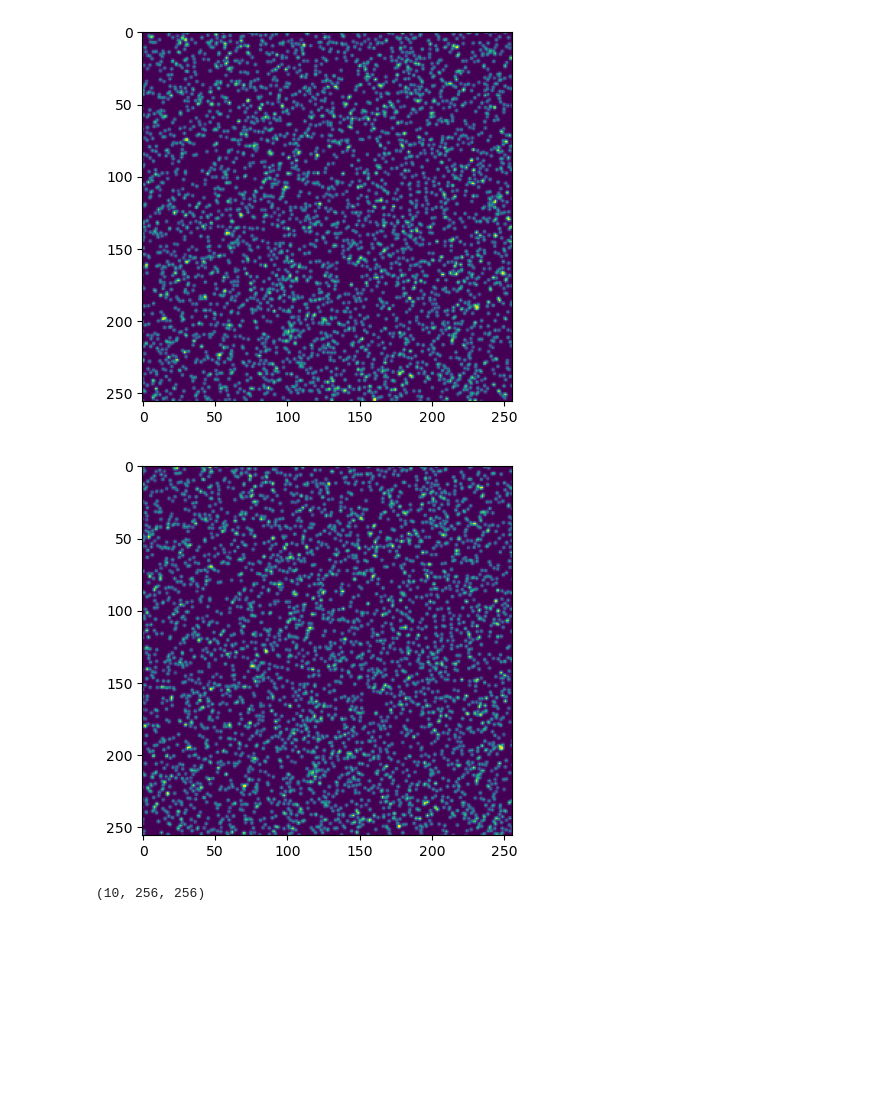
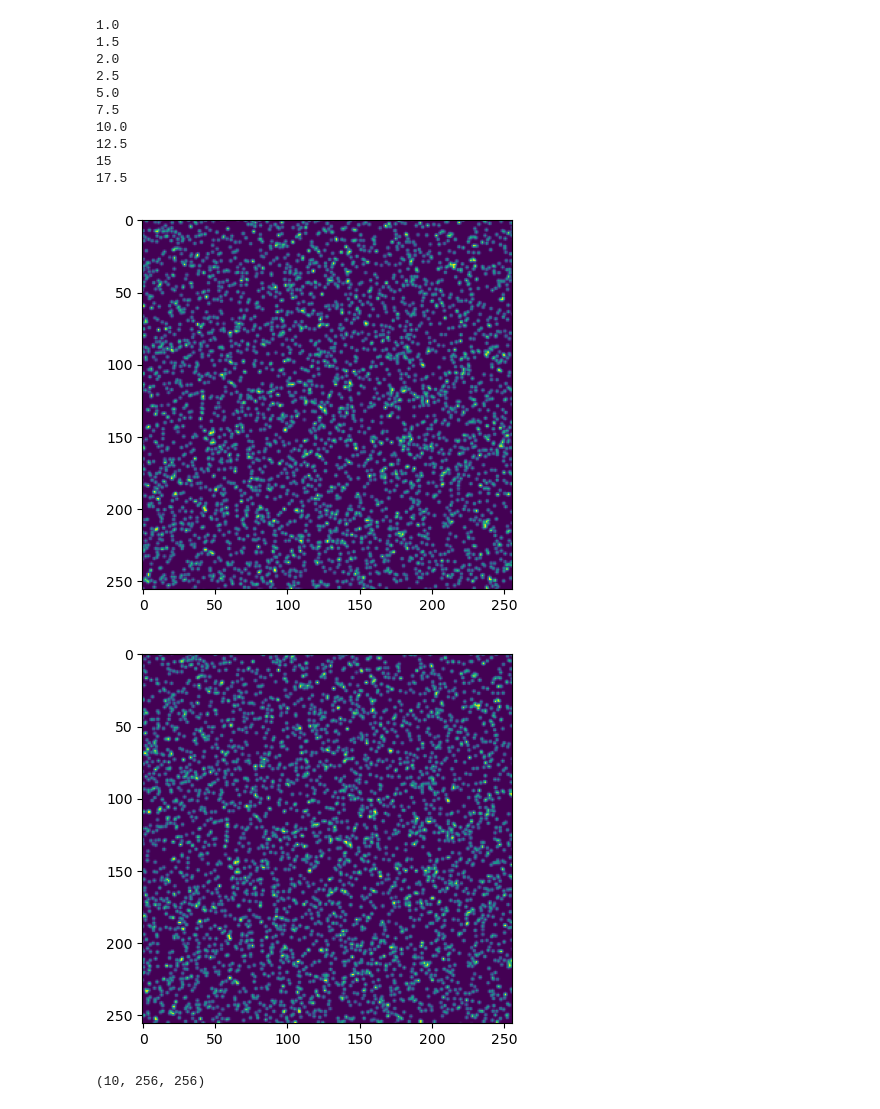
Before and after one commit to ShampooDeng/RAFT-SS-PIV-DEV, a Jupyter notebook: PIG/testPIG.ipynb, the cells around one changed output. Drawn from its saved outputs; the diff is of its cells as text; code cells hidden in the pictures; blank space fills up the shorter version.

```diff
--- a/PIG/testPIG.ipynb
+++ b/PIG/testPIG.ipynb
@@ -65,36 +65,51 @@ for style in styles:
         param = scale
         prefix = 'sin_'
     elif style == 'lamb_oseen':
         param = gammas
         prefix = 'oseen_'
 
     for i in range(len(param)):
         img1, img2, u, v = [], [], [], []
 
         if style == 'sin_flow':
             config.scale = param[i]
+            #debug
+            print(config.scale)
         elif style == 'lamb_oseen':
-            config.gammas = param[i]
+            config.gamma = param[i]
+            #debug
+            print(config.gamma)
+
         info = prefix + str(param[i])
         for j in range(10):
             image1, image2, flowu, flowv = PIG.gen_image_pair(config)
             img1.append(image1)
             img2.append(image2)
             u.append(flowu)
             v.append(flowv)
         img1, img2, u, v = [np.array(item) for item in [img1, img2, u, v]]
         np.savez(info+'.npz', img1=img1, img2=img2, u=u, v=v)
 
 
 plt.figure()
 plt.imshow(img1[0,...])
 plt.figure()
 plt.imshow(img2[0,...])
 
 plt.show()
 # %% [output]
+1.0
+1.5
+2.0
+2.5
+5.0
+7.5
+10.0
+12.5
+15
+17.5
-[figure, old version]
+[figure, new version]
-[figure, old version]
+[figure, new version]
 # %%
 data = np.load('./sin_17.5.npz')
 # %%
```
